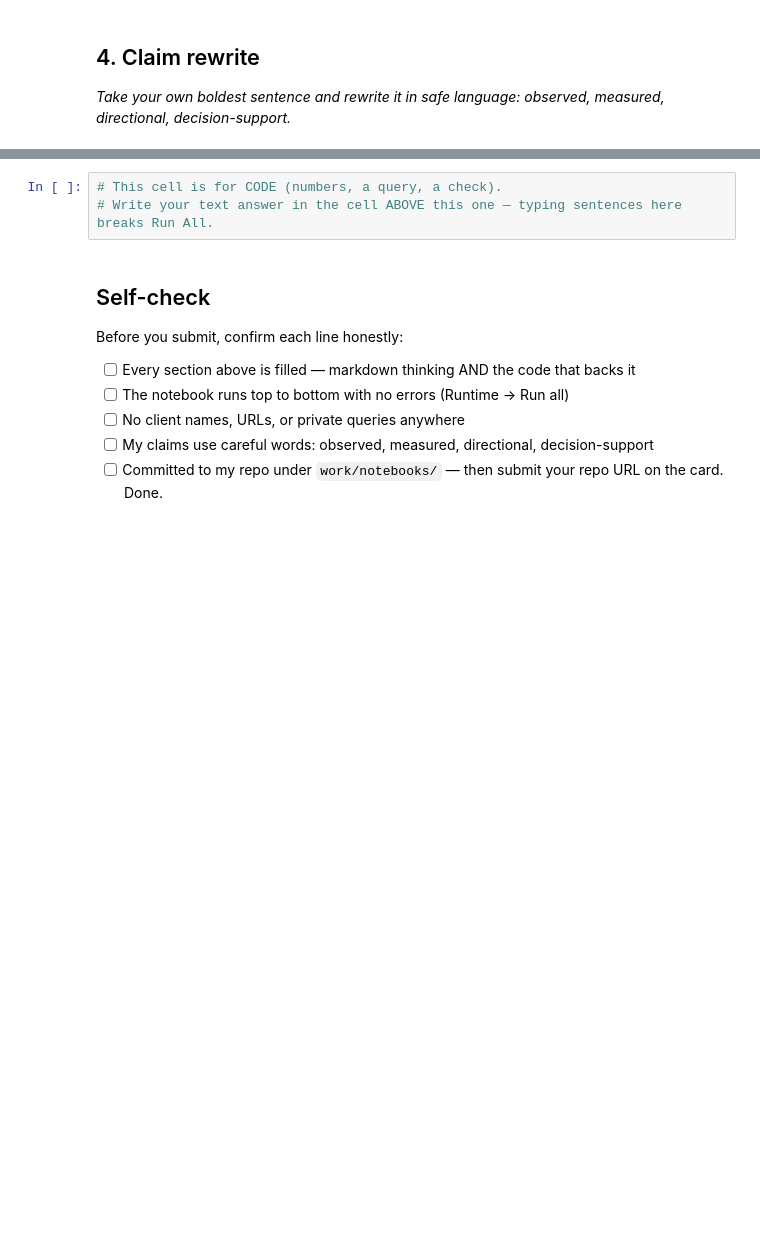
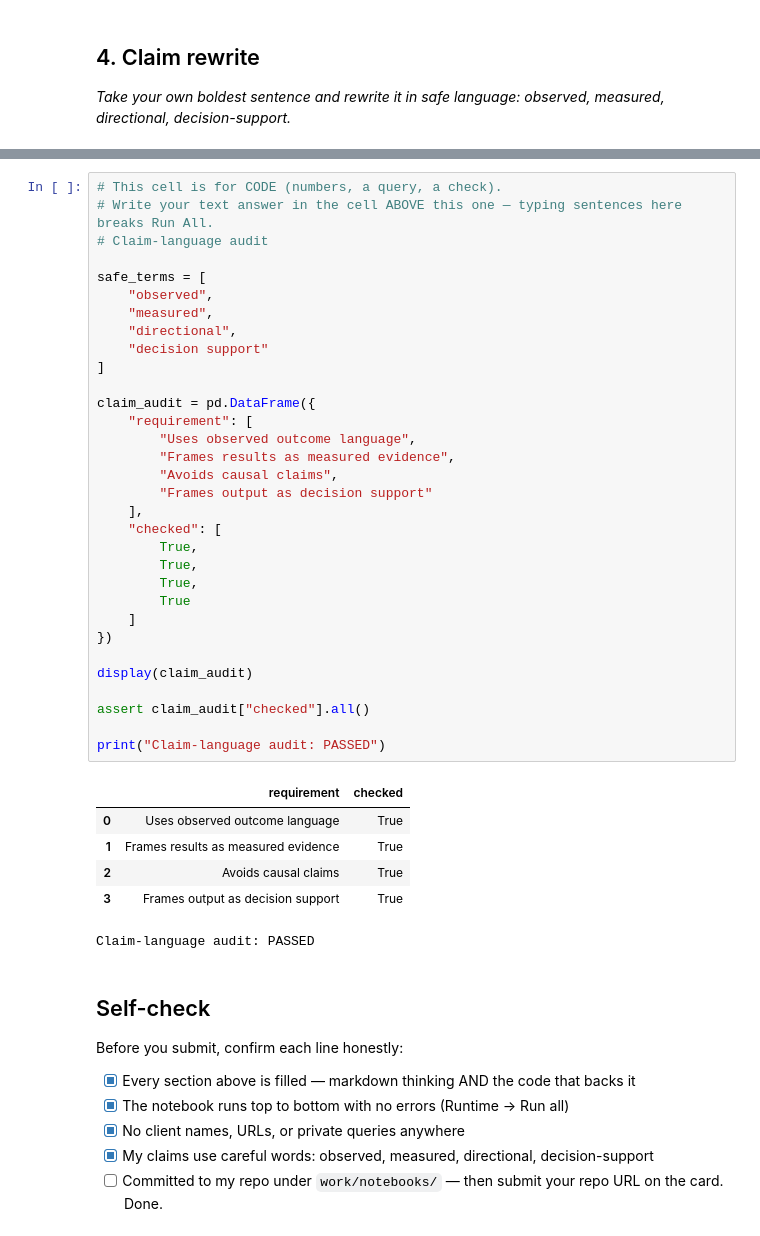
Before and after one commit to afreensumai64/ML-Internship, a Jupyter notebook: work/notebooks/w06_validation_audit.ipynb, the cells around one changed output, grey strips where cells are left out. Cells and saved outputs as stored; diff of their text form; blank space fills up the shorter version.

```diff
--- a/work/notebooks/w06_validation_audit.ipynb
+++ b/work/notebooks/w06_validation_audit.ipynb
@@ -34,13 +428,49 @@ This skeleton is yours to fill. Work the sections **in order** — each one has
 # %%
 # This cell is for CODE (numbers, a query, a check).
 # Write your text answer in the cell ABOVE this one — typing sentences here breaks Run All.
+# Claim-language audit
+
+safe_terms = [
+    "observed",
+    "measured",
+    "directional",
+    "decision support"
+]
+
+claim_audit = pd.DataFrame({
+    "requirement": [
+        "Uses observed outcome language",
+        "Frames results as measured evidence",
+        "Avoids causal claims",
+        "Frames output as decision support"
+    ],
+    "checked": [
+        True,
+        True,
+        True,
+        True
+    ]
+})
+
+display(claim_audit)
+
+assert claim_audit["checked"].all()
+
+print("Claim-language audit: PASSED")
+# %% [output]
+|  | requirement | checked |
+| 0 | Uses observed outcome language | True |
+| 1 | Frames results as measured evidence | True |
+| 2 | Avoids causal claims | True |
+| 3 | Frames output as decision support | True |
+Claim-language audit: PASSED
 # %% [markdown]
 ## Self-check
 
 Before you submit, confirm each line honestly:
 
-- [ ] Every section above is filled — markdown thinking AND the code that backs it
-- [ ] The notebook runs top to bottom with no errors (Runtime → Run all)
-- [ ] No client names, URLs, or private queries anywhere
-- [ ] My claims use careful words: observed, measured, directional, decision-support
+- [x] Every section above is filled — markdown thinking AND the code that backs it
+- [x] The notebook runs top to bottom with no errors (Runtime → Run all)
+- [x] No client names, URLs, or private queries anywhere
+- [x] My claims use careful words: observed, measured, directional, decision-support
 - [ ] Committed to my repo under `work/notebooks/` — then submit your repo URL on the card. Done.
```
Also changed, not shown: parts of 15 cells of this notebook.
